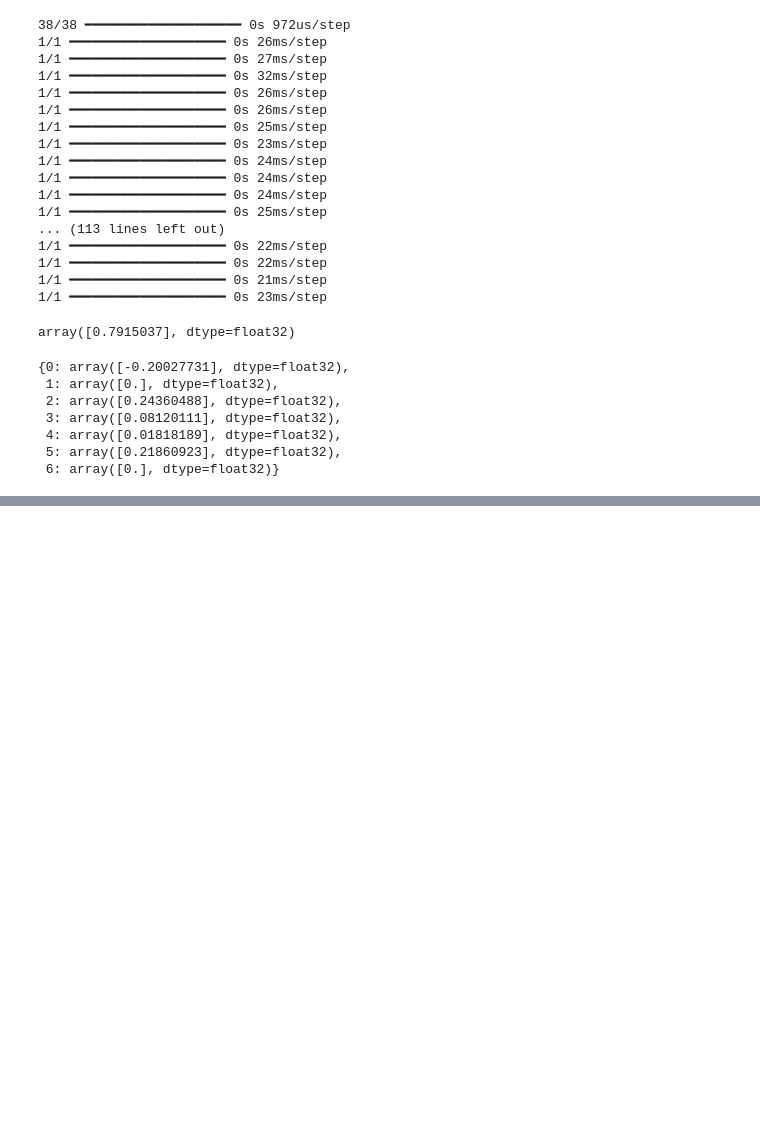
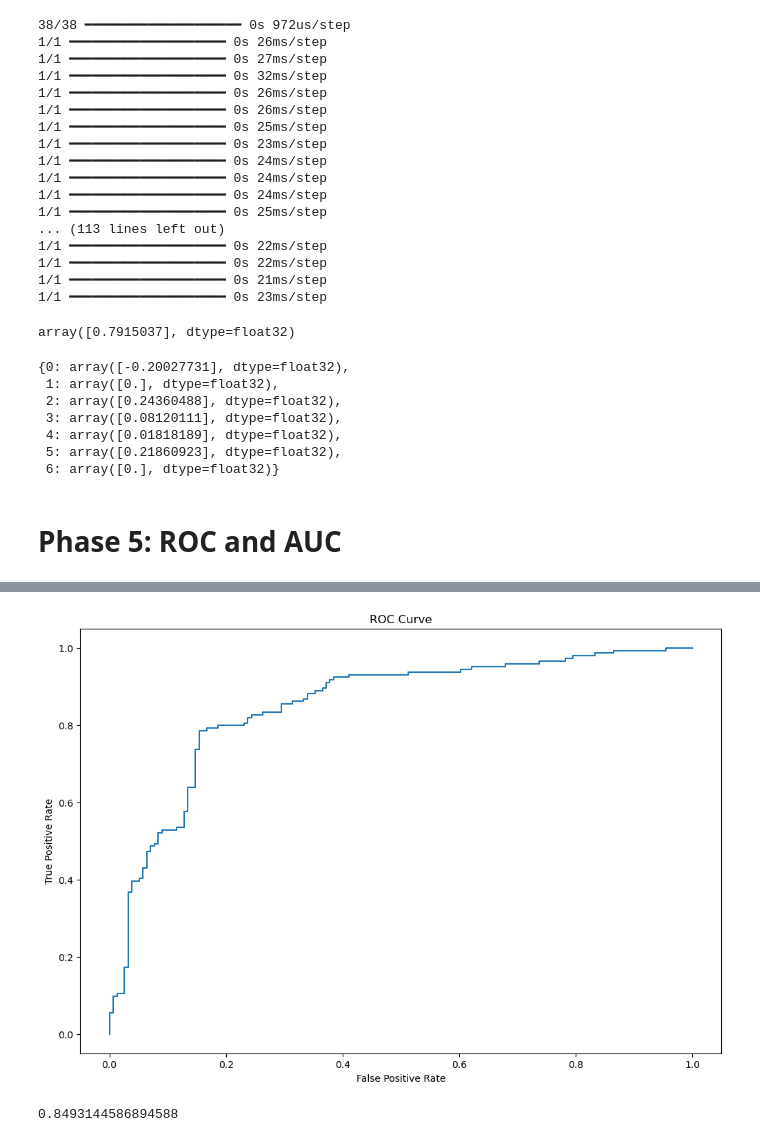
Before and after one commit to meganajoseph/NNtask, a Jupyter notebook: neural_networks_task.ipynb, the cells around one changed output, grey strips where cells are left out. Saved outputs shown, nothing was run; the diff lists cells and outputs as text; code cells hidden in the pictures; blank space fills up the shorter version.

Commit message:
made roc curve and found auc

```diff
--- a/neural_networks_task.ipynb
+++ b/neural_networks_task.ipynb
@@ -938,3 +938,42 @@ marg_contr
  4: array([0.01818189], dtype=float32),
  5: array([0.21860923], dtype=float32),
  6: array([0.], dtype=float32)}
+# %% [markdown]
+# Phase 5: ROC and AUC
+# %%
+def roc_curve(best_model, X_test, Y_test):
+    scores = best_model.predict(X_test).flatten()
+    thresholds = np.sort(np.unique(scores))[::-1]
+    tpr = [0]
+    fpr = [0]
+    for t in thresholds:
+        pred = (scores >= t).astype(int)
+        tp = np.sum(np.logical_and(pred == 1, Y_test['PurchaseStatus'] == 1))
+        tn = np.sum(np.logical_and(pred == 0, Y_test['PurchaseStatus'] == 0))
+        fp = np.sum(np.logical_and(pred == 1, Y_test['PurchaseStatus'] == 0))
+        fn = np.sum(np.logical_and(pred == 0, Y_test['PurchaseStatus'] == 1))
+
+        if (tp + fn) > 0:
+            tpr.append(tp / (tp + fn))
+        else:
+            tpr.append(0)
+
+        if (fp + tn) > 0:
+            fpr.append(fp / (fp + tn))
+        else:
+            fpr.append(0)
+
+    tpr.append(1)
+    fpr.append(1)
+
+    plt.figure(figsize=(12,8))
+    plt.plot(fpr, tpr)
+    plt.xlabel('False Positive Rate')
+    plt.ylabel('True Positive Rate')
+    plt.title('ROC Curve')
+    plt.savefig('ROC curve.png')
+    plt.show()
+    return tpr, fpr
+# %%
+tpr, fpr = roc_curve(best_model, X_test_norm, Y_test)
+# %% [output]
@@ -940,0 +981,6 @@ marg_contr
+[figure, added]
+# %%
+auc = np.trapz(tpr, fpr)
+print(auc)
+# %% [output]
+0.8493144586894588
```
Also changed, not shown: parts of 1 cell of this notebook, 1 other file.
